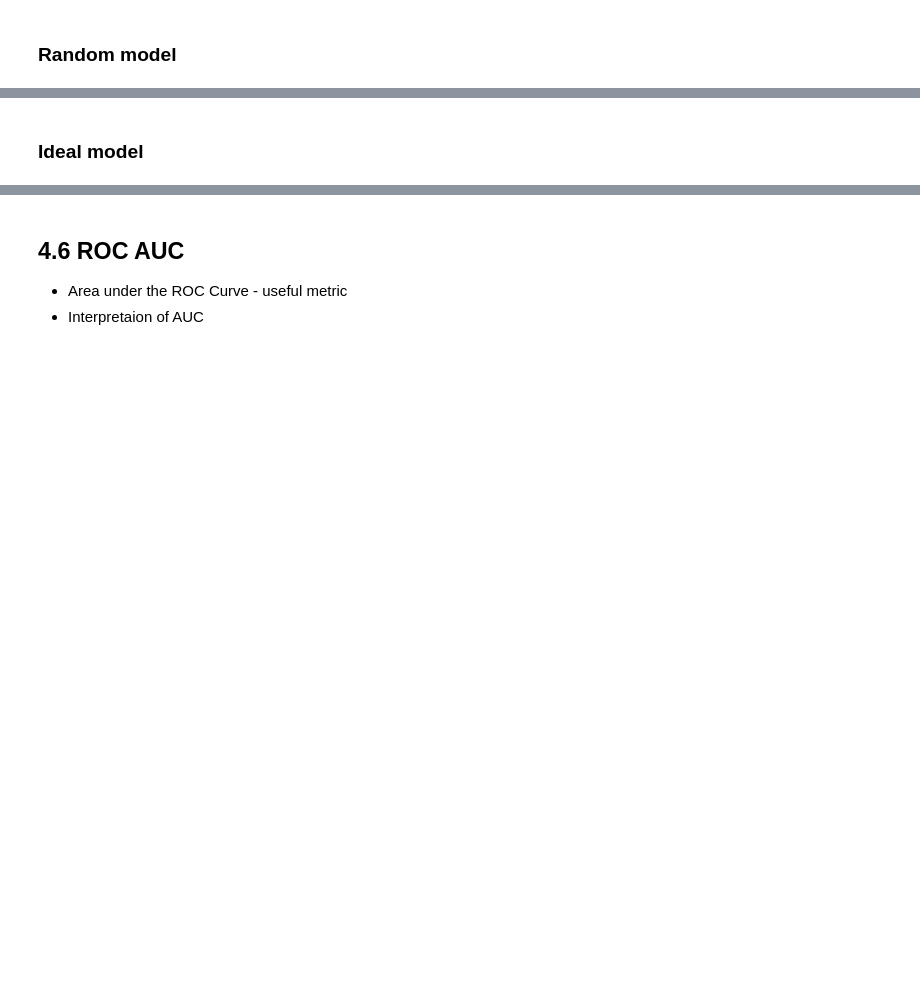
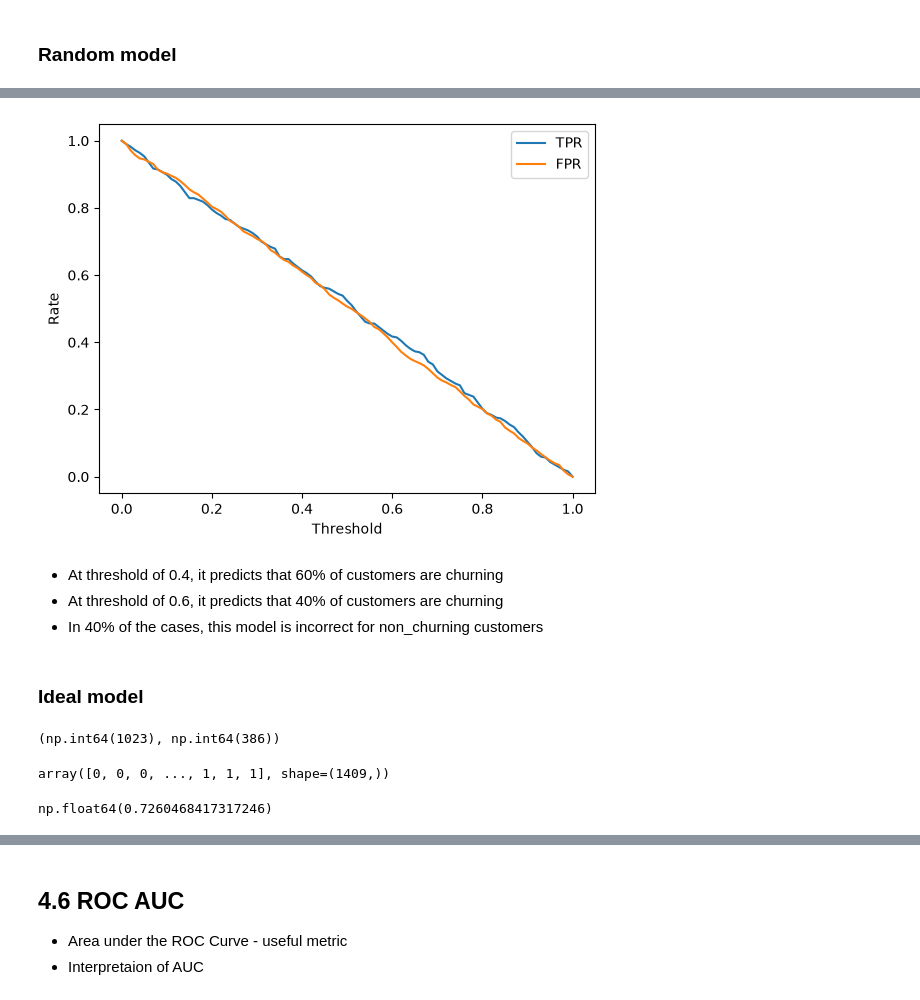
Before and after one commit to Gachaupatrick/machine-learning-zoomcamp-homework-, a Jupyter notebook: 04-Evaluation/Evaluation.ipynb, the cells around one changed output, grey strips where cells are left out. Drawn from its saved outputs; the diff is of its cells as text; code cells hidden in the pictures; blank space fills up the shorter version.

```diff
--- a/04-Evaluation/Evaluation.ipynb
+++ b/04-Evaluation/Evaluation.ipynb
@@ -287,0 +399,30 @@ np.float64(0.5492227979274611)
+# %%
+def tpr_fpr_dataframe(y_val, y_pred):
+
+    thresholds = np.linspace(0, 1, 101)
+
+    scores = []
+
+    for t in thresholds:
+        actual_positive = (y_val == 1)
+        actual_negative = (y_val == 0)
+
+        pred_negative = (y_pred < t)
+        pred_positive = (y_pred >= t)
+
+        tp = (pred_positive & actual_positive).sum()
+        tn = (pred_negative & actual_negative).sum()
+        fp = (pred_positive & actual_negative).sum()
+        fn = (pred_negative & actual_positive).sum()
+
+        scores.append((t,tp,fp,fn,tn))
+
+    columns=['threshold','true_positive','false_positive','false_negative','true_negative']
+    df_scores = pd.DataFrame(scores, columns=columns)
+
+    df_scores['tpr'] = df_scores.true_positive/(df_scores.true_positive + df_scores.false_negative)
+    df_scores['fpr'] = df_scores.false_positive/(df_scores.false_positive + df_scores.true_negative)
+
+    return df_scores
+# %%
+df_rand = tpr_fpr_dataframe(y_val, y_rand)
@@ -288,2 +444,27 @@ np.float64(0.5492227979274611)
+# %%
+plt.plot(df_rand.threshold, df_rand.tpr, label='TPR')
+plt.plot(df_rand.threshold, df_rand.fpr, label='FPR')
+plt.xlabel('Threshold')
+plt.ylabel('Rate')
+plt.legend()
+plt.show()
+# %% [output]
+[figure, added]
+# %% [markdown]
+- At threshold of 0.4, it predicts that 60% of customers are churning
+- At threshold of 0.6, it predicts that 40% of customers are churning
+- In 40% of the cases, this model is incorrect for non_churning customers
 # %% [markdown]
 ### Ideal model
+# %%
+num_neg = (y_val == 0).sum()
+num_pos = (y_val == 1).sum()
+
+num_neg, num_pos
+# %% [output]
+(np.int64(1023), np.int64(386))
+# %%
+y_ideal = np.repeat([0,1],[num_neg, num_pos])
+y_ideal
+# %% [output]
+array([0, 0, 0, ..., 1, 1, 1], shape=(1409,))
@@ -289,0 +473,4 @@ np.float64(0.5492227979274611)
+# %%
+1 - (y_val).mean()
+# %% [output]
+np.float64(0.7260468417317246)
```
Also changed, not shown: parts of 32 cells of this notebook.
